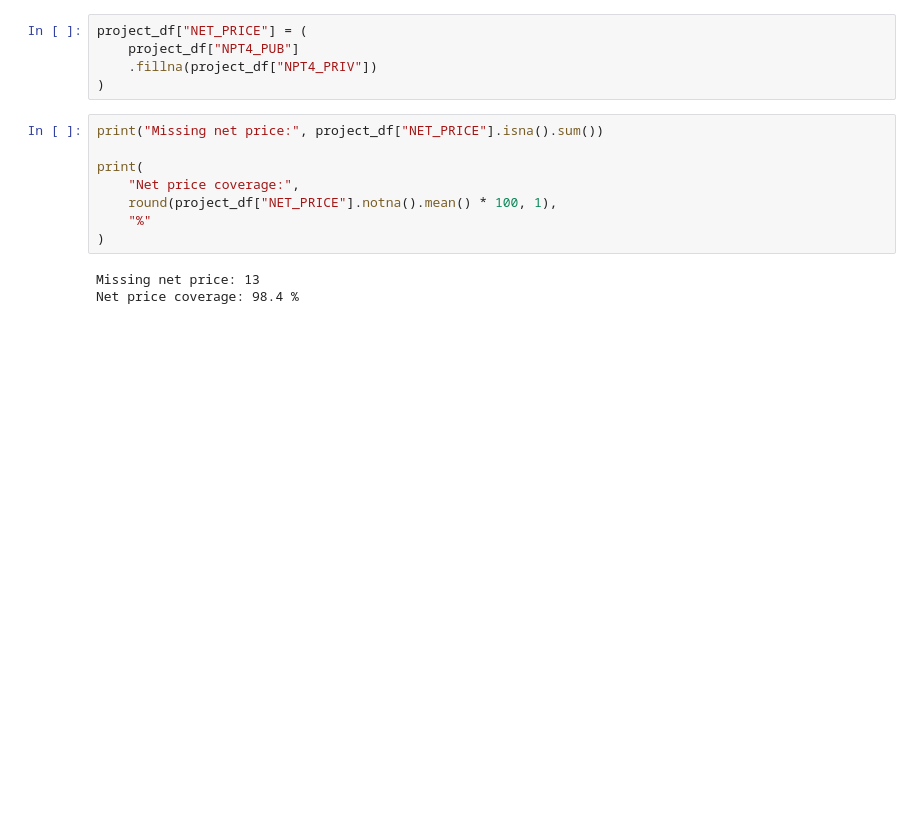
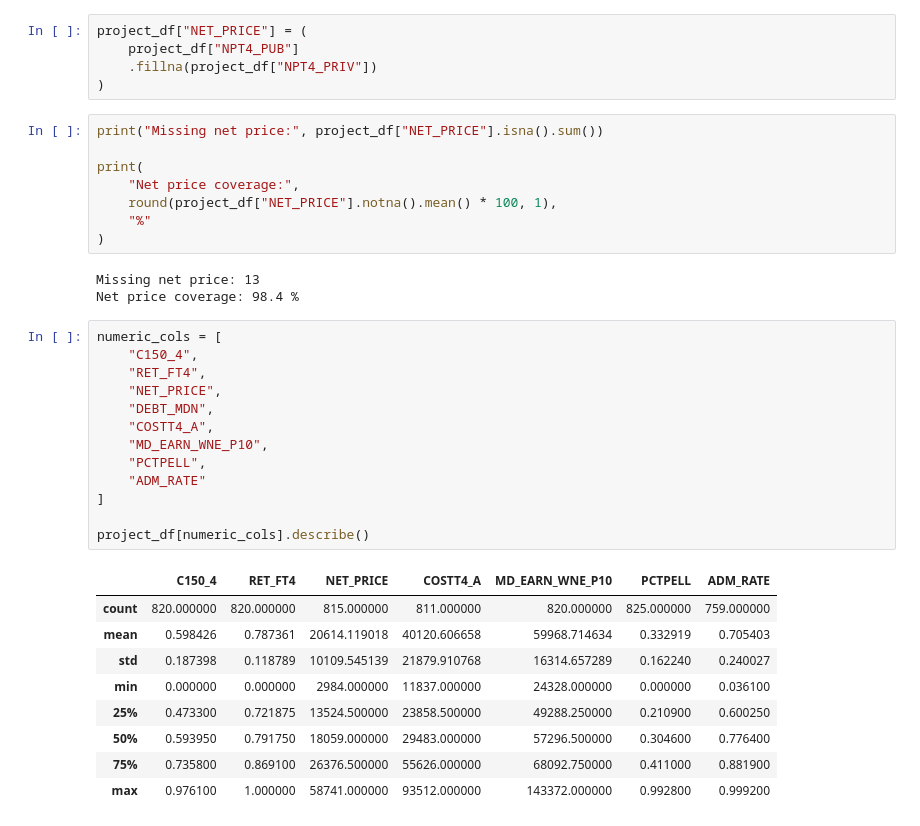
Before and after one commit to DanielYaari28/AIPI510P1, a Jupyter notebook: notebooks/college_scorecard_eda.ipynb, the cells around one changed output. Cells and saved outputs as stored; diff of their text form; blank space fills up the shorter version.

```diff
--- a/notebooks/college_scorecard_eda.ipynb
+++ b/notebooks/college_scorecard_eda.ipynb
@@ -96,3 +96,26 @@ print(
 # %% [output]
 Missing net price: 13
 Net price coverage: 98.4 %
+# %%
+numeric_cols = [
+    "C150_4",
+    "RET_FT4",
+    "NET_PRICE",
+    "DEBT_MDN",
+    "COSTT4_A",
+    "MD_EARN_WNE_P10",
+    "PCTPELL",
+    "ADM_RATE"
+]
+
+project_df[numeric_cols].describe()
+# %% [output]
+|  | C150_4 | RET_FT4 | NET_PRICE | COSTT4_A | MD_EARN_WNE_P10 | PCTPELL | ADM_RATE |
+| count | 820.000000 | 820.000000 | 815.000000 | 811.000000 | 820.000000 | 825.000000 | 759.000000 |
+| mean | 0.598426 | 0.787361 | 20614.119018 | 40120.606658 | 59968.714634 | 0.332919 | 0.705403 |
+| std | 0.187398 | 0.118789 | 10109.545139 | 21879.910768 | 16314.657289 | 0.162240 | 0.240027 |
+| min | 0.000000 | 0.000000 | 2984.000000 | 11837.000000 | 24328.000000 | 0.000000 | 0.036100 |
+| 25% | 0.473300 | 0.721875 | 13524.500000 | 23858.500000 | 49288.250000 | 0.210900 | 0.600250 |
+| 50% | 0.593950 | 0.791750 | 18059.000000 | 29483.000000 | 57296.500000 | 0.304600 | 0.776400 |
+| 75% | 0.735800 | 0.869100 | 26376.500000 | 55626.000000 | 68092.750000 | 0.411000 | 0.881900 |
+| max | 0.976100 | 1.000000 | 58741.000000 | 93512.000000 | 143372.000000 | 0.992800 | 0.999200 |
```
Also changed, not shown: parts of 7 cells of this notebook.
